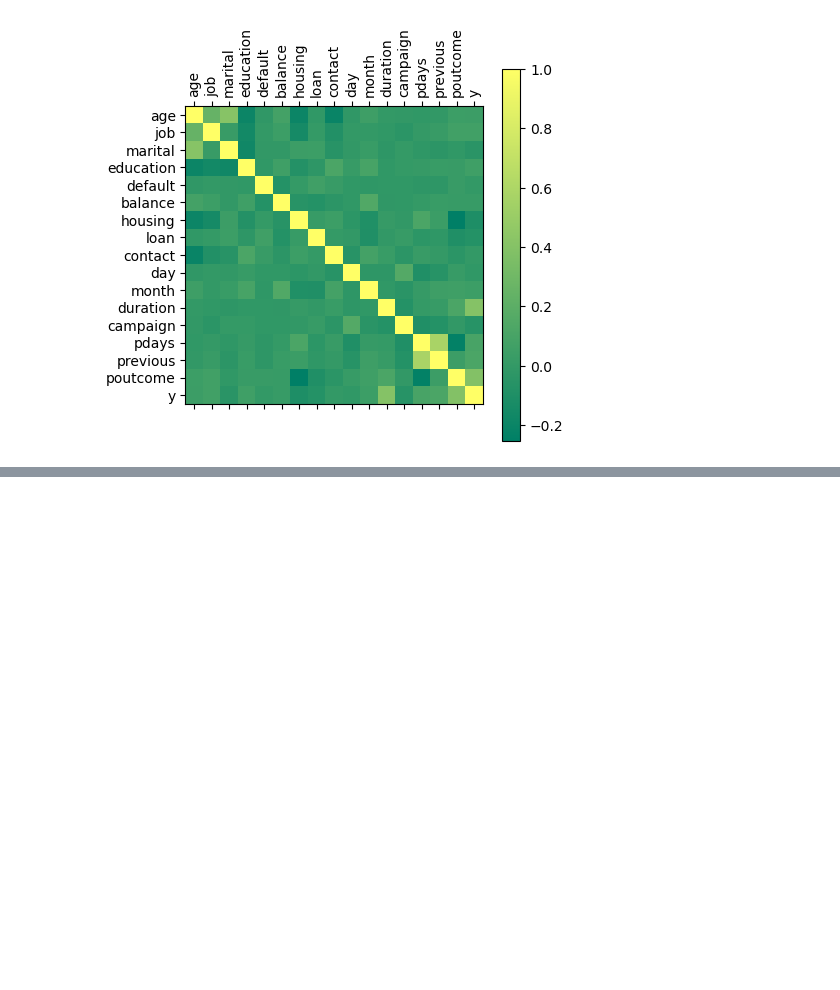
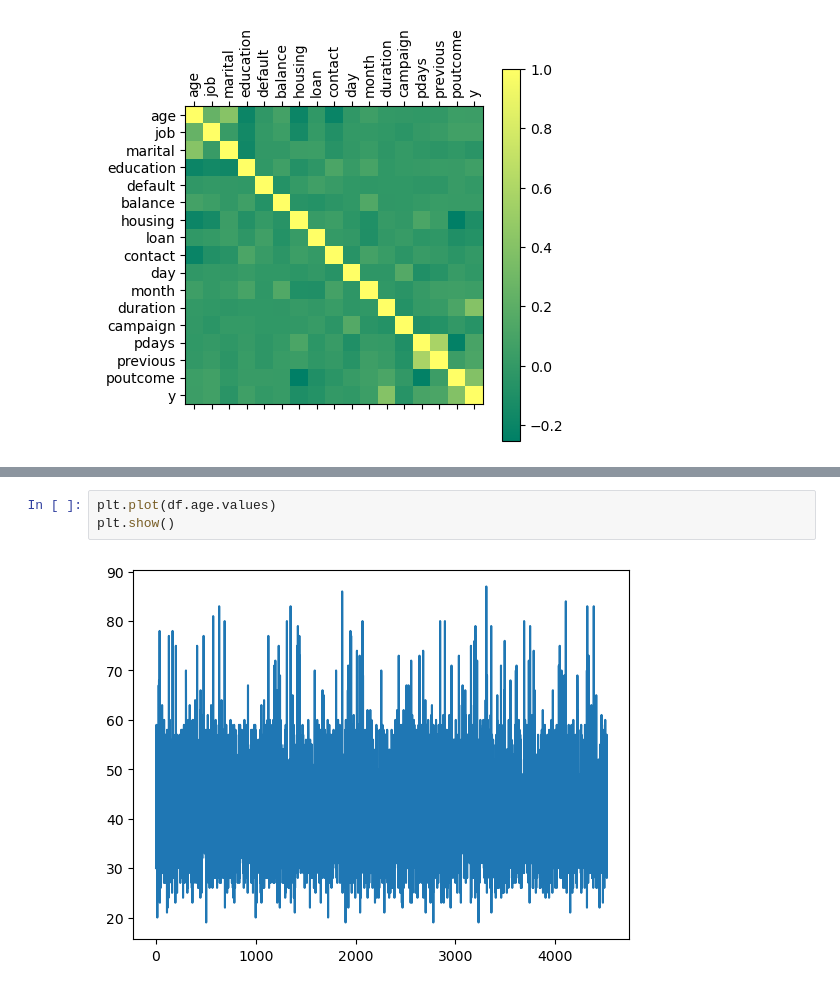
Before and after one commit to Rahafzsh/DataMiningTasks, a Jupyter notebook: Lab5/DMLab5.ipynb, the cells around one changed output, grey strips where cells are left out. Cells and saved outputs as stored; diff of their text form; blank space fills up the shorter version.

```diff
--- a/Lab5/DMLab5.ipynb
+++ b/Lab5/DMLab5.ipynb
@@ -244,0 +273,5 @@ plt.show()
+# %%
+plt.plot(df.age.values)
+plt.show()
+# %% [output]
+[figure, added]
```
Also changed, not shown: parts of 18 cells of this notebook, 1 other file.
